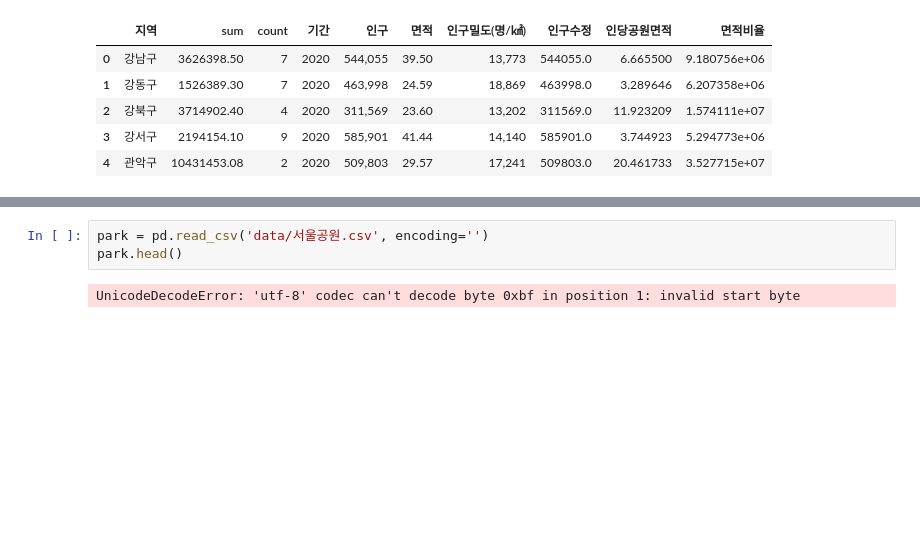
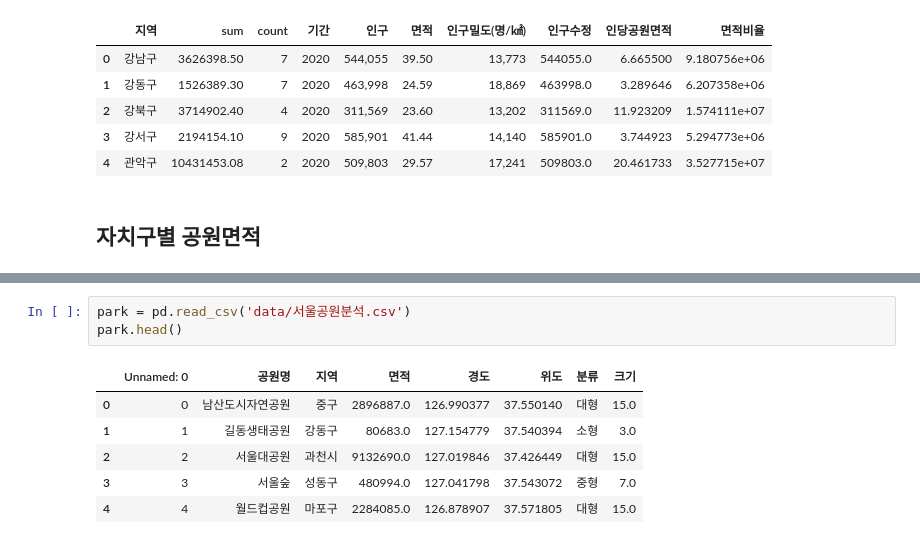
Before and after one commit to rhyou10/DataAnalysis, a Jupyter notebook: 04.공공API_지도시각화/12_공원단계구분도.ipynb, the cells around one changed output, grey strips where cells are left out. Saved outputs shown, nothing was run; the diff lists cells and outputs as text; blank space fills up the shorter version.

```diff
--- a/04.공공API_지도시각화/12_공원단계구분도.ipynb
+++ b/04.공공API_지도시각화/12_공원단계구분도.ipynb
@@ -24,6 +24,8 @@ df.head()
 | 2 | 강북구 | 3714902.40 | 4 | 2020 | 311,569 | 23.60 | 13,202 | 311569.0 | 11.923209 | 1.574111e+07 |
 | 3 | 강서구 | 2194154.10 | 9 | 2020 | 585,901 | 41.44 | 14,140 | 585901.0 | 3.744923 | 5.294773e+06 |
 | 4 | 관악구 | 10431453.08 | 2 | 2020 | 509,803 | 29.57 | 17,241 | 509803.0 | 20.461733 | 3.527715e+07 |
+# %% [markdown]
+## 자치구별 공원면적
 # %%
 center = [37.581, 126.986]      # 서울 중심부 위도, 경도
 map = folium.Map(location=center, zoom_start=11, tiles='Stamen Toner')
@@ -42,7 +44,12 @@ map
 # %% [output]
 [interactive output not drawn]
 # %%
-park = pd.read_csv('data/서울공원.csv', encoding='')
+park = pd.read_csv('data/서울공원분석.csv')
 park.head()
 # %% [output]
-UnicodeDecodeError: 'utf-8' codec can't decode byte 0xbf in position 1: invalid start byte
+|  | Unnamed: 0 | 공원명 | 지역 | 면적 | 경도 | 위도 | 분류 | 크기 |
+| 0 | 0 | 남산도시자연공원 | 중구 | 2896887.0 | 126.990377 | 37.550140 | 대형 | 15.0 |
+| 1 | 1 | 길동생태공원 | 강동구 | 80683.0 | 127.154779 | 37.540394 | 소형 | 3.0 |
+| 2 | 2 | 서울대공원 | 과천시 | 9132690.0 | 127.019846 | 37.426449 | 대형 | 15.0 |
+| 3 | 3 | 서울숲 | 성동구 | 480994.0 | 127.041798 | 37.543072 | 중형 | 7.0 |
+| 4 | 4 | 월드컵공원 | 마포구 | 2284085.0 | 126.878907 | 37.571805 | 대형 | 15.0 |
```
Also changed, not shown: parts of 7 cells of this notebook, 2 other files.
